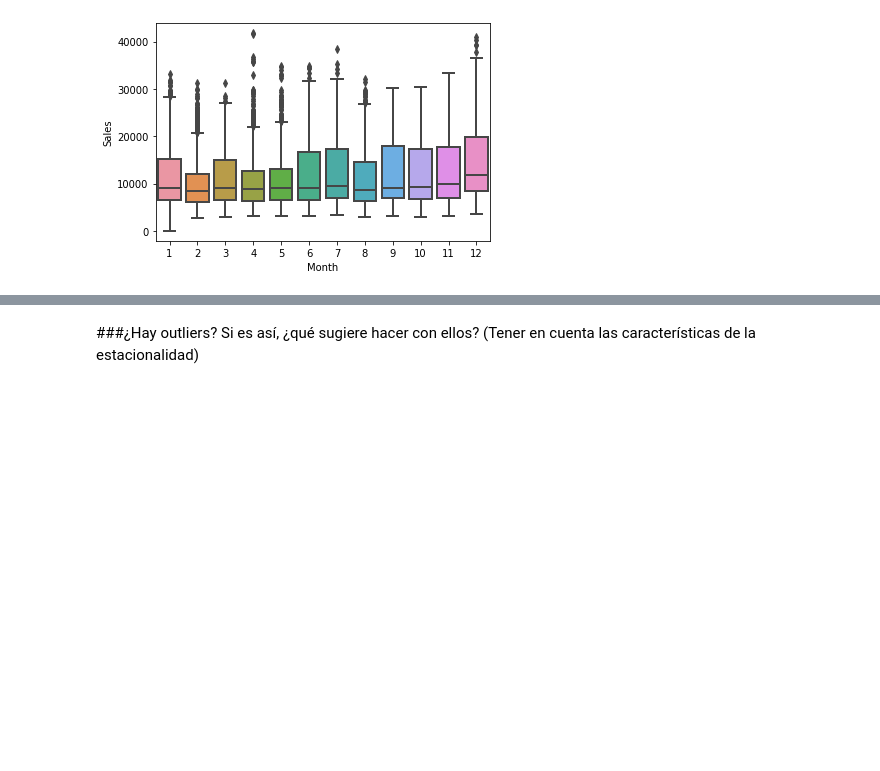
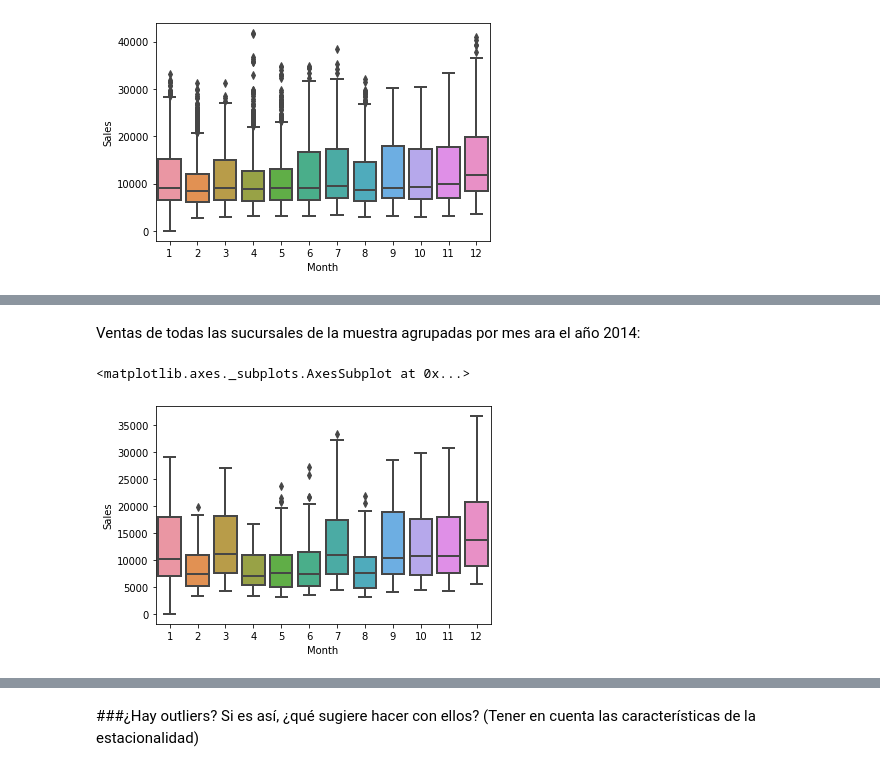
Before and after one commit to CHRISTIANDAGATTI/Mentoria_Series_Temporales, a Jupyter notebook: 20220523_TP1_analisis_y_visualizacion.ipynb, the cells around one changed output, grey strips where cells are left out. Cells and saved outputs as stored; diff of their text form; code cells hidden in the pictures; blank space fills up the shorter version.

```diff
--- a/20220523_TP1_analisis_y_visualizacion.ipynb
+++ b/20220523_TP1_analisis_y_visualizacion.ipynb
@@ -487,0 +501,11 @@ sns.boxplot(x="Month",
+# %% [markdown]
+Ventas de todas las sucursales de la muestra agrupadas por mes ara el año 2014:
+# %%
+sns.boxplot(x="Month",
+            y="Sales",
+            #hue="Stores", #Descomentar para diferenciar por store
+            data=df_transf[df_transf["Year"]==2014],
+            linewidth=2)
+# %% [output]
+<matplotlib.axes._subplots.AxesSubplot at 0x...>
+[figure, added]
```
Also changed, not shown: parts of 11 cells of this notebook.
